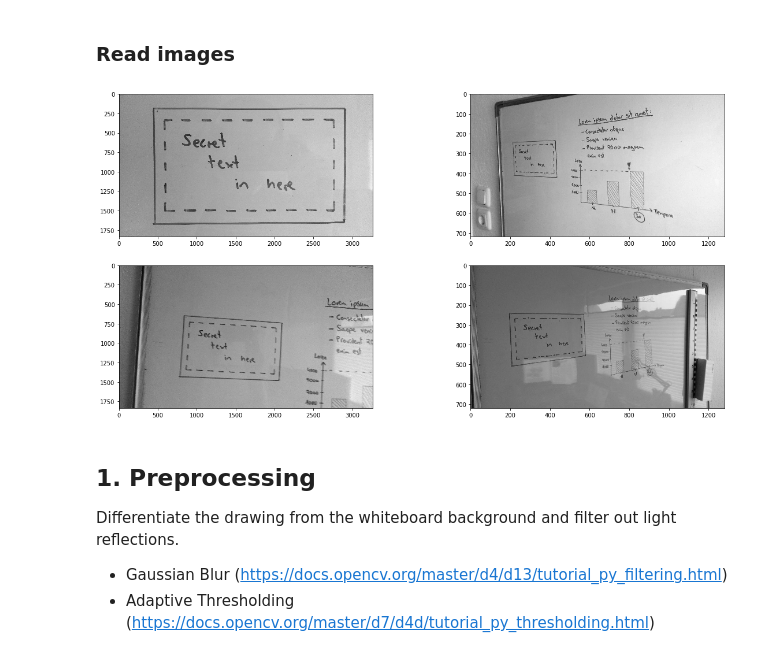
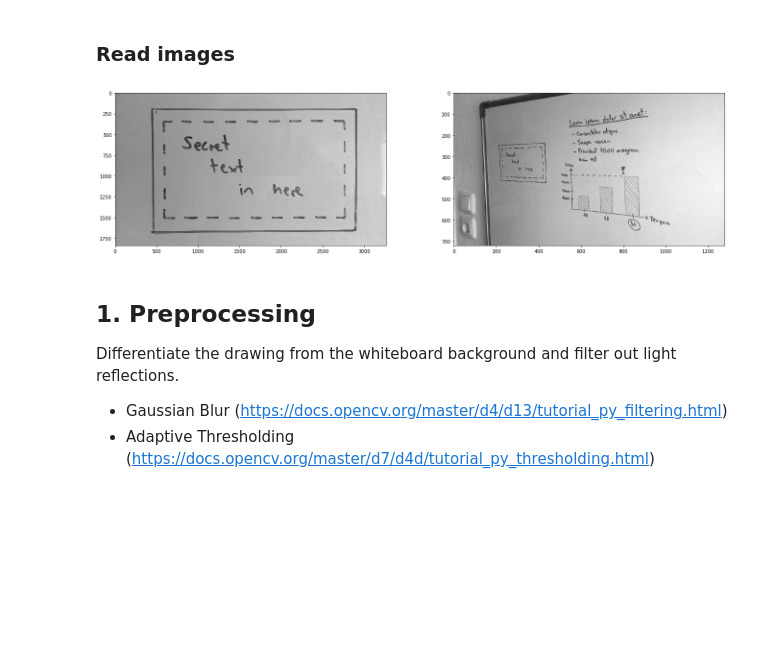
Before and after one commit to uol-mediaprocessing-201920/group-projects-secret-whiteboard, a Jupyter notebook: main_secret_whiteboard.ipynb, the cells around one changed output. Saved outputs shown, nothing was run; the diff lists cells and outputs as text; code cells hidden in the pictures; blank space fills up the shorter version.

```diff
--- a/main_secret_whiteboard.ipynb
+++ b/main_secret_whiteboard.ipynb
@@ -73,22 +194,16 @@ def order_points(points):
 # %% [markdown]
 ### Read images
 # %%
-img_paths = [
+paths = [
     "https://raw.githubusercontent.com/uol-mediaprocessing/group-projects-secret-whiteboard/master/img/samples/sample0.jpg",
-    "https://raw.githubusercontent.com/uol-mediaprocessing/group-projects-secret-whiteboard/master/img/samples/sample5.jpg",
-    "https://raw.githubusercontent.com/uol-mediaprocessing/group-projects-secret-whiteboard/master/img/samples/sample6.jpg",
-    "https://raw.githubusercontent.com/uol-mediaprocessing/group-projects-secret-whiteboard/master/img/samples/sample7.jpg"
+    "https://raw.githubusercontent.com/uol-mediaprocessing/group-projects-secret-whiteboard/master/img/samples/sample5.jpg"
 ]
 
-def read_img(path):
-    return io.imread(path)
+frames = [create_frame(path) for path in paths]
 
-original_imgs = [read_img(img_path) for img_path in img_paths]
-grayscale_imgs = [cv.cvtColor(original_img, cv.COLOR_BGR2GRAY) for original_img in original_imgs]
-
-plot_imgs(grayscale_imgs)
+plot_image_data(frames)
 # %% [output]
-[figure, old version]
+[figure, new version]
 # %% [markdown]
 ## 1. Preprocessing
 Differentiate the drawing from the whiteboard background and filter out light reflections.
```
Also changed, not shown: parts of 18 cells of this notebook.
